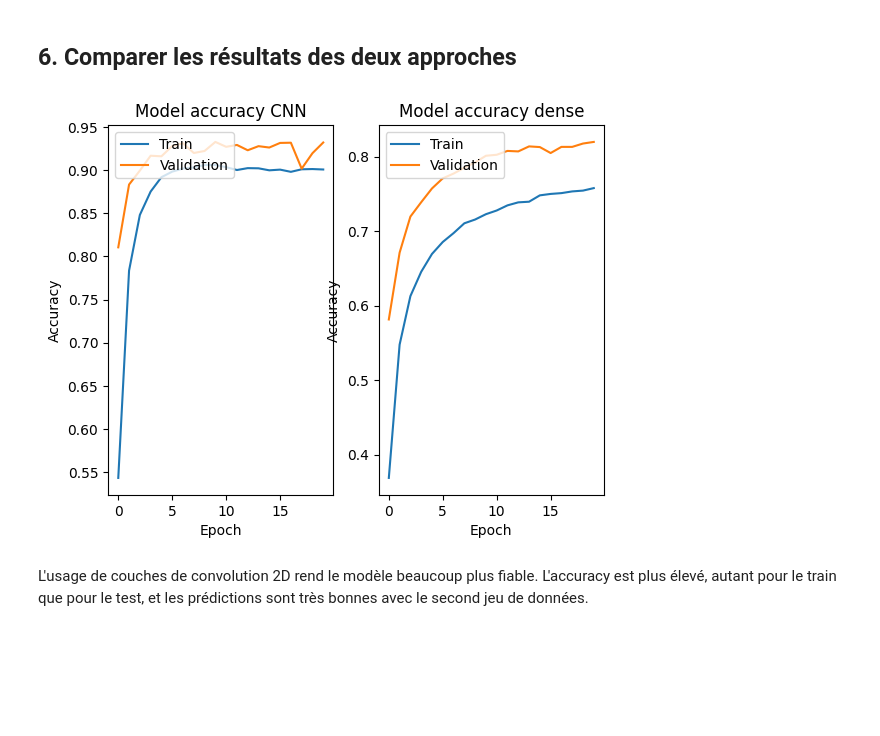
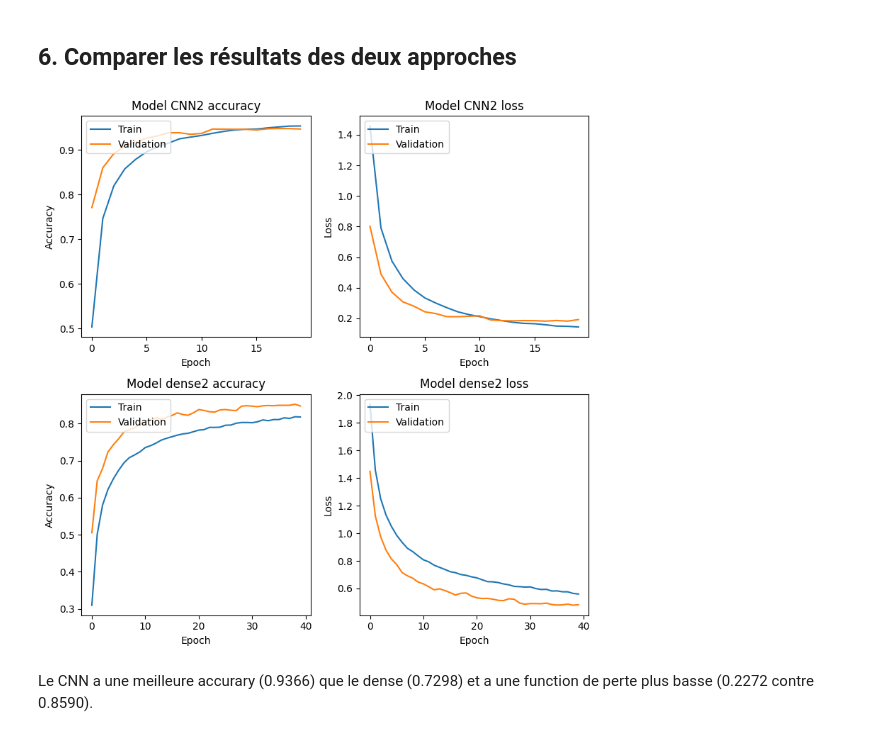
Before and after one commit to StudiousPillow/projet_cours_MNIST, a Jupyter notebook: src/MNIST.ipynb, the cells around one changed output. Drawn from its saved outputs; the diff is of its cells as text; code cells hidden in the pictures; blank space fills up the shorter version.

```diff
--- a/src/MNIST.ipynb
+++ b/src/MNIST.ipynb
@@ -566,24 +507,41 @@ dict_keys(['accuracy', 'loss', 'val_accuracy', 'val_loss'])
 # %% [markdown]
 ## 6. Comparer les résultats des deux approches
 # %%
-fig, axes = plt.subplots(nrows=1, ncols=2)
+fig, axes = plt.subplots(nrows=2, ncols=2)
 
-axes[0].plot(history_cnn2.history['accuracy'])
-axes[0].plot(history_cnn2.history['val_accuracy'])
-axes[0].set_title('Model accuracy CNN')
-axes[0].set_ylabel('Accuracy')
-axes[0].set_xlabel('Epoch')
-axes[0].legend(['Train', 'Validation'], loc='upper left')
+axes[0][0].plot(hist_cnn2.history['accuracy'])
+axes[0][0].plot(hist_cnn2.history['val_accuracy'])
+axes[0][0].set_title('Model CNN2 accuracy')
+axes[0][0].set_ylabel('Accuracy')
+axes[0][0].set_xlabel('Epoch')
+axes[0][0].legend(['Train', 'Validation'], loc='upper left')
 
-axes[1].plot(history_dense2.history['accuracy'])
-axes[1].plot(history_dense2.history['val_accuracy'])
-axes[1].set_title('Model accuracy dense')
-axes[1].set_ylabel('Accuracy')
-axes[1].set_xlabel('Epoch')
-axes[1].legend(['Train', 'Validation'], loc='upper left')
+axes[0][1].plot(hist_cnn2.history['loss'])
+axes[0][1].plot(hist_cnn2.history['val_loss'])
+axes[0][1].set_title('Model CNN2 loss')
+axes[0][1].set_ylabel('Loss')
+axes[0][1].set_xlabel('Epoch')
+axes[0][1].legend(['Train', 'Validation'], loc='upper left')
 
-plt.show()
+axes[1][0].plot(hist_dense2.history['accuracy'])
+axes[1][0].plot(hist_dense2.history['val_accuracy'])
+axes[1][0].set_title('Model dense2 accuracy')
+axes[1][0].set_ylabel('Accuracy')
+axes[1][0].set_xlabel('Epoch')
+axes[1][0].legend(['Train', 'Validation'], loc='upper left')
+
+axes[1][1].plot(hist_dense2.history['loss'])
+axes[1][1].plot(hist_dense2.history['val_loss'])
+axes[1][1].set_title('Model dense2 loss')
+axes[1][1].set_ylabel('Loss')
+axes[1][1].set_xlabel('Epoch')
+axes[1][1].legend(['Train', 'Validation'], loc='upper left')
+
+fig.set_figheight(8)
+fig.set_figwidth(8)
+fig.tight_layout()
+fig.savefig('../img/models_cnn2_dense2')
 # %% [output]
-[figure, old version]
+[figure, new version]
-# %% [markdown]
-L'usage de couches de convolution 2D rend le modèle beaucoup plus fiable. L'accuracy est plus élevé, autant pour le train que pour le test, et les prédictions sont très bonnes avec le second jeu de données.
+# %% [markdown]
+Le CNN a une meilleure accurary (0.9366) que le dense (0.7298) et a une function de perte plus basse (0.2272 contre 0.8590).
```
Also changed, not shown: parts of 50 cells of this notebook, 3 other files.
